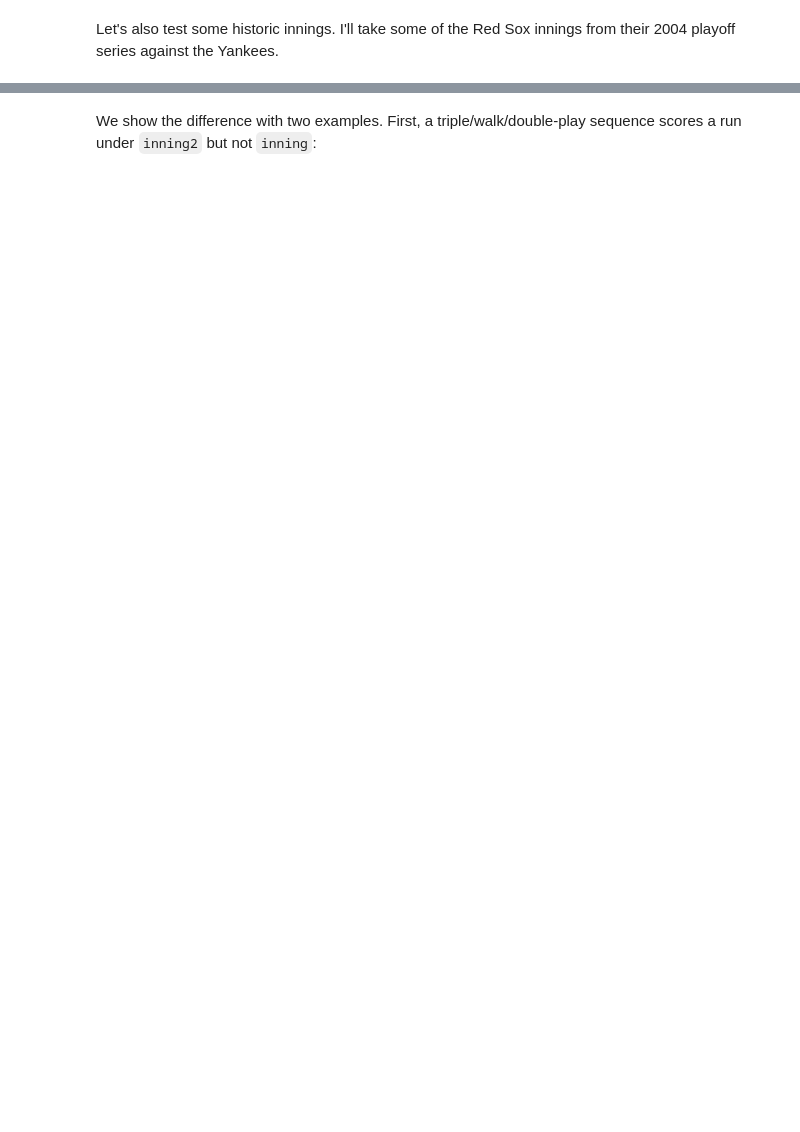
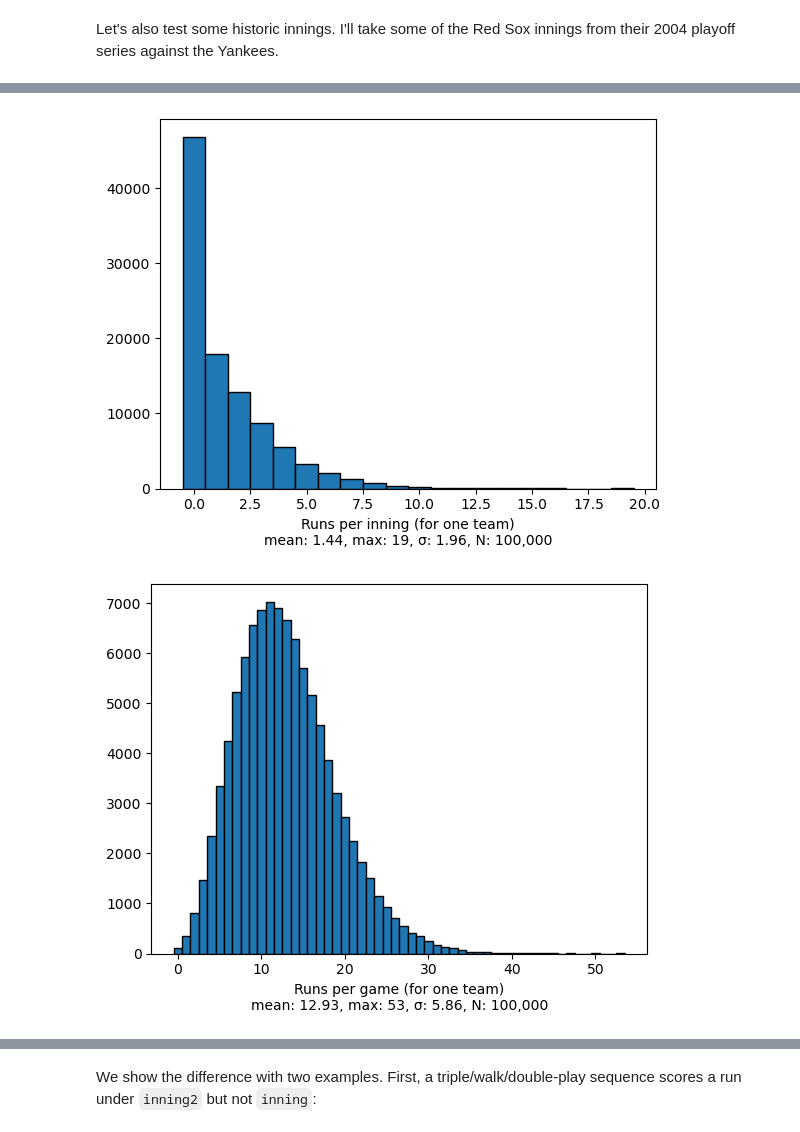
Before and after one commit to norvig/pytudes, a Jupyter notebook: ipynb/Dice Baseball.ipynb, the cells around one changed output, grey strips where cells are left out. Cells and saved outputs as stored; diff of their text form; code cells hidden in the pictures; blank space fills up the shorter version.

```diff
--- a/ipynb/Dice Baseball.ipynb
+++ b/ipynb/Dice Baseball.ipynb
@@ -175 +170,6 @@ Wall time: 2.58 s
+# %%
+simulate(N=100000)
+# %% [output]
+[figure, added]
+[figure, added]
 # %% [markdown]
```
Also changed, not shown: parts of 42 cells of this notebook.
